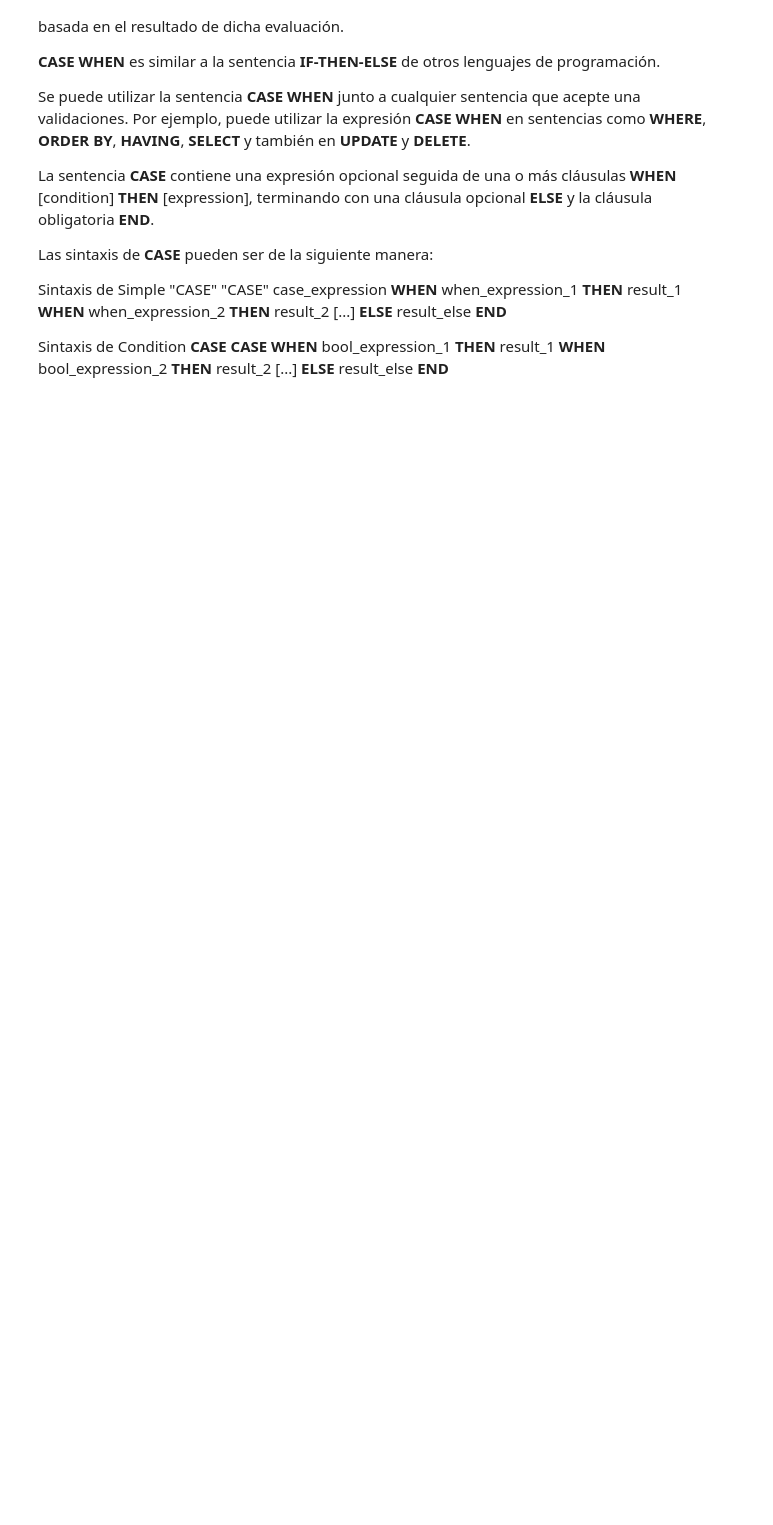
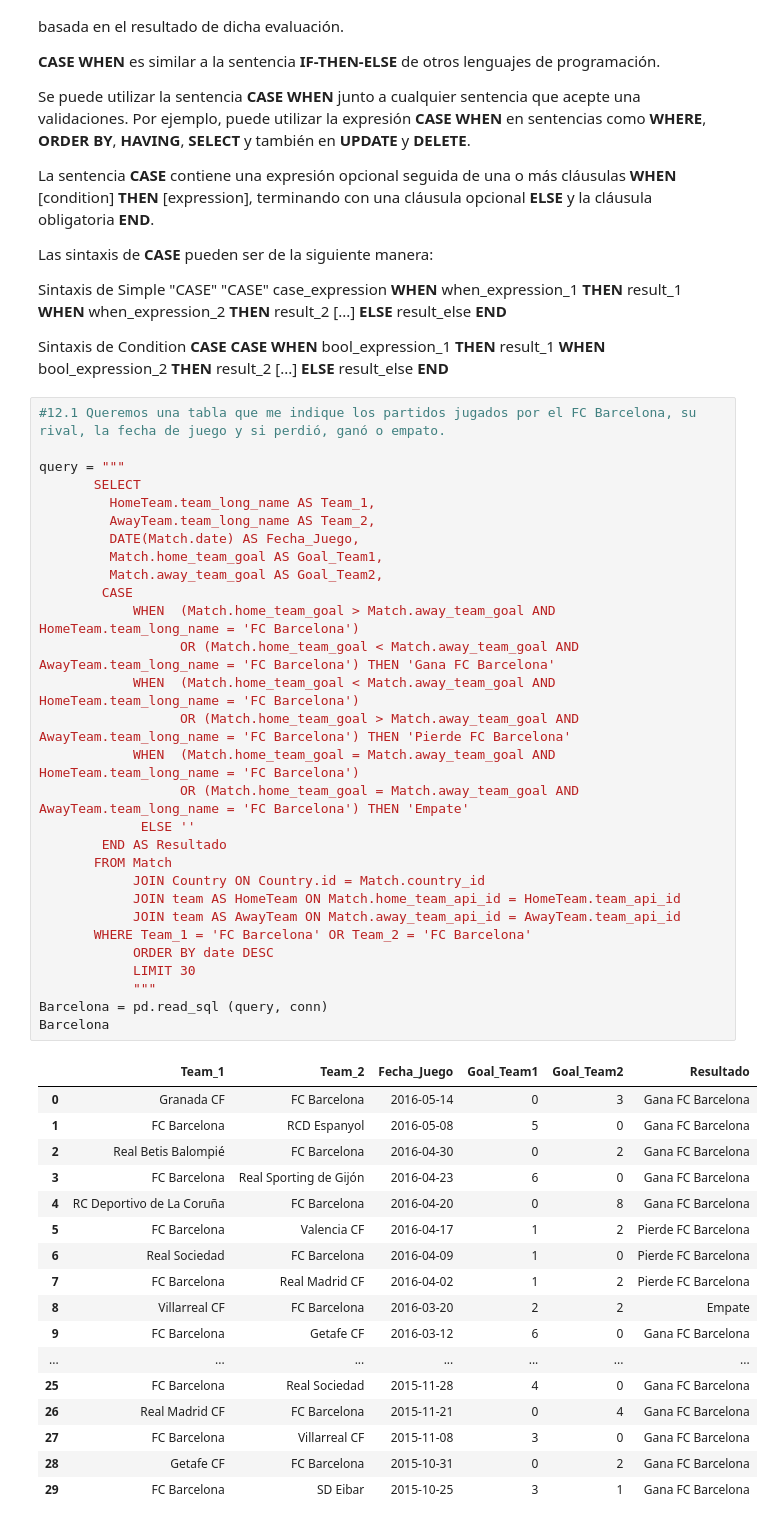
Before and after one commit to CharlieHndz/Talento-Tech-2024-Carlos-Hdez, a Jupyter notebook: Practica_SQL.ipynb, the cells around one changed output. Drawn from its saved outputs; the diff is of its cells as text; blank space fills up the shorter version.

```diff
--- a/Practica_SQL.ipynb
+++ b/Practica_SQL.ipynb
@@ -1352,3 +1352,50 @@ Sintaxis de Simple "CASE"
 "CASE" case_expression **WHEN** when_expression_1 **THEN** result_1 **WHEN** when_expression_2 **THEN** result_2 [...] **ELSE** result_else **END**
 
 Sintaxis de Condition **CASE CASE WHEN** bool_expression_1 **THEN** result_1 **WHEN** bool_expression_2 **THEN** result_2 [...] **ELSE** result_else **END**
+# %%
+#12.1 Queremos una tabla que me indique los partidos jugados por el FC Barcelona, su rival, la fecha de juego y si perdió, ganó o empato.
+
+query = """
+       SELECT
+         HomeTeam.team_long_name AS Team_1,
+         AwayTeam.team_long_name AS Team_2,
+         DATE(Match.date) AS Fecha_Juego,
+         Match.home_team_goal AS Goal_Team1,
+         Match.away_team_goal AS Goal_Team2,
+        CASE
+            WHEN  (Match.home_team_goal > Match.away_team_goal AND HomeTeam.team_long_name = 'FC Barcelona')
+                  OR (Match.home_team_goal < Match.away_team_goal AND AwayTeam.team_long_name = 'FC Barcelona') THEN 'Gana FC Barcelona'
+            WHEN  (Match.home_team_goal < Match.away_team_goal AND HomeTeam.team_long_name = 'FC Barcelona')
+                  OR (Match.home_team_goal > Match.away_team_goal AND AwayTeam.team_long_name = 'FC Barcelona') THEN 'Pierde FC Barcelona'
+            WHEN  (Match.home_team_goal = Match.away_team_goal AND HomeTeam.team_long_name = 'FC Barcelona')
+                  OR (Match.home_team_goal = Match.away_team_goal AND AwayTeam.team_long_name = 'FC Barcelona') THEN 'Empate'
+             ELSE ''
+        END AS Resultado
+       FROM Match
+            JOIN Country ON Country.id = Match.country_id
+            JOIN team AS HomeTeam ON Match.home_team_api_id = HomeTeam.team_api_id
+            JOIN team AS AwayTeam ON Match.away_team_api_id = AwayTeam.team_api_id
+       WHERE Team_1 = 'FC Barcelona' OR Team_2 = 'FC Barcelona'
+            ORDER BY date DESC
+            LIMIT 30
+            """
+Barcelona = pd.read_sql (query, conn)
+Barcelona
+# %% [output]
+|  | Team_1 | Team_2 | Fecha_Juego | Goal_Team1 | Goal_Team2 | Resultado |
+| 0 | Granada CF | FC Barcelona | 2016-05-14 | 0 | 3 | Gana FC Barcelona |
+| 1 | FC Barcelona | RCD Espanyol | 2016-05-08 | 5 | 0 | Gana FC Barcelona |
+| 2 | Real Betis Balompié | FC Barcelona | 2016-04-30 | 0 | 2 | Gana FC Barcelona |
+| 3 | FC Barcelona | Real Sporting de Gijón | 2016-04-23 | 6 | 0 | Gana FC Barcelona |
+| 4 | RC Deportivo de La Coruña | FC Barcelona | 2016-04-20 | 0 | 8 | Gana FC Barcelona |
+| 5 | FC Barcelona | Valencia CF | 2016-04-17 | 1 | 2 | Pierde FC Barcelona |
+| 6 | Real Sociedad | FC Barcelona | 2016-04-09 | 1 | 0 | Pierde FC Barcelona |
+| 7 | FC Barcelona | Real Madrid CF | 2016-04-02 | 1 | 2 | Pierde FC Barcelona |
+| 8 | Villarreal CF | FC Barcelona | 2016-03-20 | 2 | 2 | Empate |
+| 9 | FC Barcelona | Getafe CF | 2016-03-12 | 6 | 0 | Gana FC Barcelona |
+| ... | ... | ... | ... | ... | ... | ... |
+| 25 | FC Barcelona | Real Sociedad | 2015-11-28 | 4 | 0 | Gana FC Barcelona |
+| 26 | Real Madrid CF | FC Barcelona | 2015-11-21 | 0 | 4 | Gana FC Barcelona |
+| 27 | FC Barcelona | Villarreal CF | 2015-11-08 | 3 | 0 | Gana FC Barcelona |
+| 28 | Getafe CF | FC Barcelona | 2015-10-31 | 0 | 2 | Gana FC Barcelona |
+| 29 | FC Barcelona | SD Eibar | 2015-10-25 | 3 | 1 | Gana FC Barcelona |
```
Also changed, not shown: parts of 1 cell of this notebook.
